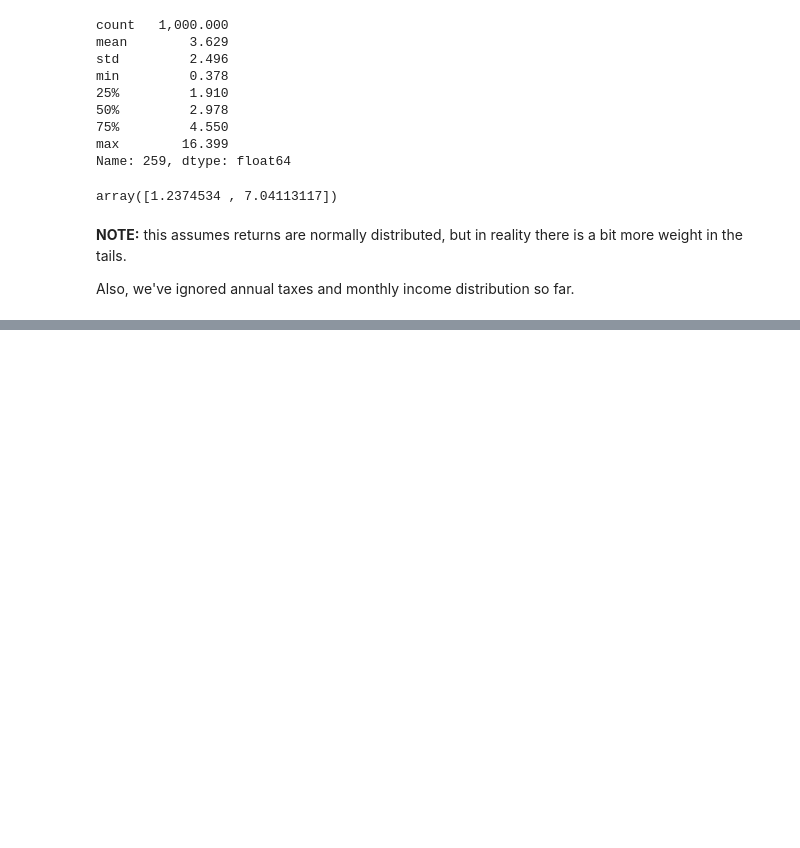
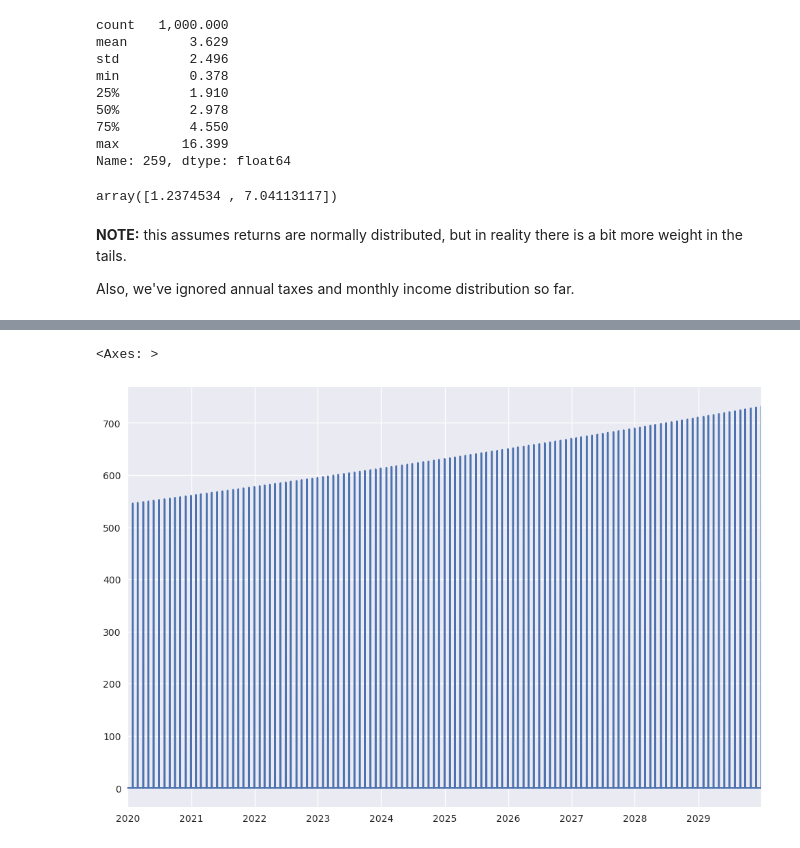
Before and after one commit to mlvhub/quant-learning, a Jupyter notebook: performance-optimization-and-risk-management-for-trading/17-income-planning-taxes-inflation-risk/17-income-planning-taxes-inflation-risk.ipynb, the cells around one changed output, grey strips where cells are left out. Drawn from its saved outputs; the diff is of its cells as text; code cells hidden in the pictures; blank space fills up the shorter version.

```diff
--- a/performance-optimization-and-risk-management-for-trading/17-income-planning-taxes-inflation-risk/17-income-planning-taxes-inflation-risk.ipynb
+++ b/performance-optimization-and-risk-management-for-trading/17-income-planning-taxes-inflation-risk/17-income-planning-taxes-inflation-risk.ipynb
@@ -205,0 +216,6 @@ Also, we've ignored annual taxes and monthly income distribution so far.
+# %%
+import pandas as pd
+import numpy as np
+import matplotlib.pyplot as plt
+pd.set_option('display.float_format', lambda x: f'{x:,.3f}')
+plt.style.use("seaborn-v0_8")
@@ -205,0 +325,10 @@ Also, we've ignored annual taxes and monthly income distribution so far.
+# %%
+start = "2020-01-01"
+end = "2029-12-31" # 10 years
+I0 = 10000 # initial trading capital
+dist = 545.7 # (initial) monthly distribution
+infl = 0.03 # inflation rate
+tax = 0.25 # flat tax rate
+# %%
+TI = Trade_Income(start, end, I0, dist, infl, tax)
+TI
@@ -205,0 +360,5 @@ Also, we've ignored annual taxes and monthly income distribution so far.
+# %%
+TI.data.Dist.plot(figsize = (12, 8)) # income distributions
+# %% [output]
+<Axes: >
+[figure, added]
```
Also changed, not shown: parts of 51 cells of this notebook, 1 other file.
